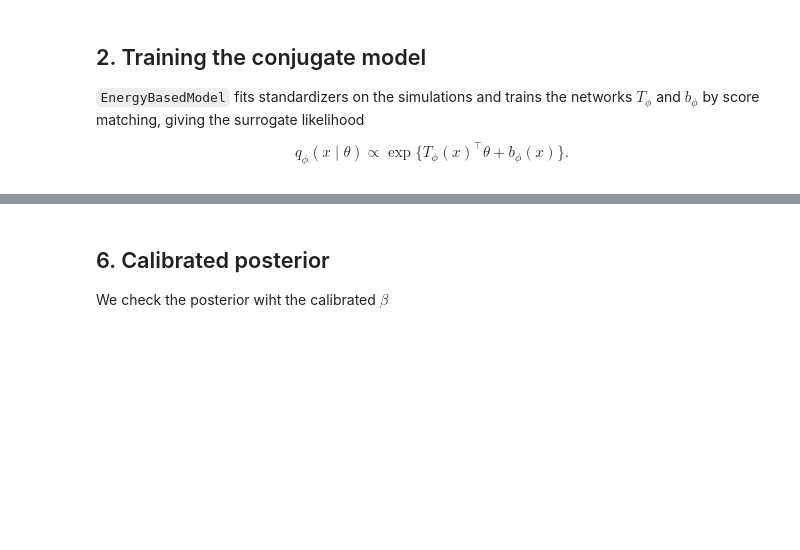
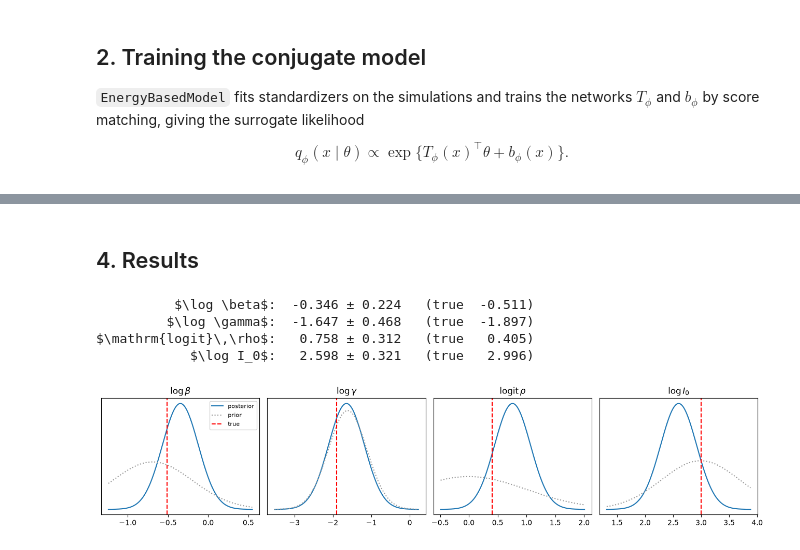
Before and after one commit to julia-sand/nsm-bayes, a Jupyter notebook: examples/fromdata.ipynb, the cells around one changed output, grey strips where cells are left out. Saved outputs shown, nothing was run; the diff lists cells and outputs as text; code cells hidden in the pictures; blank space fills up the shorter version.

```diff
--- a/examples/fromdata.ipynb
+++ b/examples/fromdata.ipynb
@@ -134,25 +133,25 @@ estimates of the data statistics.
 from nsm_bayes.simulators.fromdata import gaussian_mle_from_data
 # %%
 #load saved values
-prior_mean = load_pkl(str(data_dir)+"/prior_mean.pkl")
-prior_cov = load_pkl(str(data_dir)+"/prior_cov.pkl")
+prior_mean = b["prior_mean"]
+prior_cov = b["prior_cov"]
 
-#or estimate from the data
+#or estimate sample mean and covariance from the training data
 prior_mean, prior_cov = gaussian_mle_from_data(theta)
 
-posterior = ConjugatePosterior(
-    model,
-    prior_mean,
-    prior_cov,
-    robust=True,
-    weight_type="imq",
-)
-
-beta, gpc_history = calibrate_beta_gpc(
-    x_obs_mis,
-    posterior,
-    initial_beta=0.01,
-    target_coverage=0.95,
-    beta_min=1e-4,
-)
-print(f"calibrated beta: {beta:.4g}")
+x_obs_mis = b["x_obs_mis"]
+# %%
+posterior = ConjugatePosterior(
+    model,
+    prior_mean,
+    prior_cov,
+    robust=True,
+    weight_type="imq",
+)
+beta, gpc_history = calibrate_beta(
+    posterior,
+    beta_init=0.01,
+    alpha=0.05,
+    #beta_min=1e-4,
+)
+print(f"calibrated beta: {beta:.4g}")
@@ -173,27 +188,34 @@ plt.show()
 # %% [markdown]
-## 6. Calibrated posterior
-
-We check the posterior wiht the calibrated $\beta$
+## 4. Results
 # %%
 mu_n, Sigma_n = posterior.calibrated_posterior(x_obs_mis, beta)
 mu_n = mu_n.detach()
 std_n = Sigma_n.detach().diagonal().sqrt()
+
+theta_true = b["theta_true"].numpy()
 
 labels = [r"$\log \beta$", r"$\log \gamma$", r"$\mathrm{logit}\,\rho$", r"$\log I_0$"]
 for lab, m, s, t in zip(labels, mu_n, std_n, theta_true):
     print(f"{lab:>22}: {m:7.3f} ± {s:.3f}   (true {t:7.3f})")
 
 fig, axes = plt.subplots(1, d_theta, figsize=(13, 3))
 for i, ax in enumerate(axes):
     grid = torch.linspace(min(mu_n[i] - 4 * std_n[i], theta_true[i]),
                           max(mu_n[i] + 4 * std_n[i], theta_true[i]), 300)
     pdf = torch.distributions.Normal(mu_n[i], std_n[i]).log_prob(grid).exp()
-    prior_pdf = torch.distributions.Normal(prior.loc[i], prior.covariance_matrix[i, i].sqrt()).log_prob(grid).exp()
+    prior_std = torch.sqrt(torch.diag(prior_cov))
+    prior_pdf = torch.distributions.Normal(prior_mean[i], prior_std[i]).log_prob(grid).exp()
     ax.plot(grid, pdf, label="posterior")
     ax.plot(grid, prior_pdf, color="0.6", ls=":", label="prior")
     ax.axvline(theta_true[i], color="r", ls="--", label="true")
     ax.set_title(labels[i])
     ax.set_yticks([])
 axes[0].legend(fontsize=8)
 plt.tight_layout()
 plt.show()
+# %% [output]
+          $\log \beta$:  -0.346 ± 0.224   (true  -0.511)
+         $\log \gamma$:  -1.647 ± 0.468   (true  -1.897)
+$\mathrm{logit}\,\rho$:   0.758 ± 0.312   (true   0.405)
+            $\log I_0$:   2.598 ± 0.321   (true   2.996)
+[figure, added]
```
Also changed, not shown: parts of 10 cells of this notebook, 15 other files.
